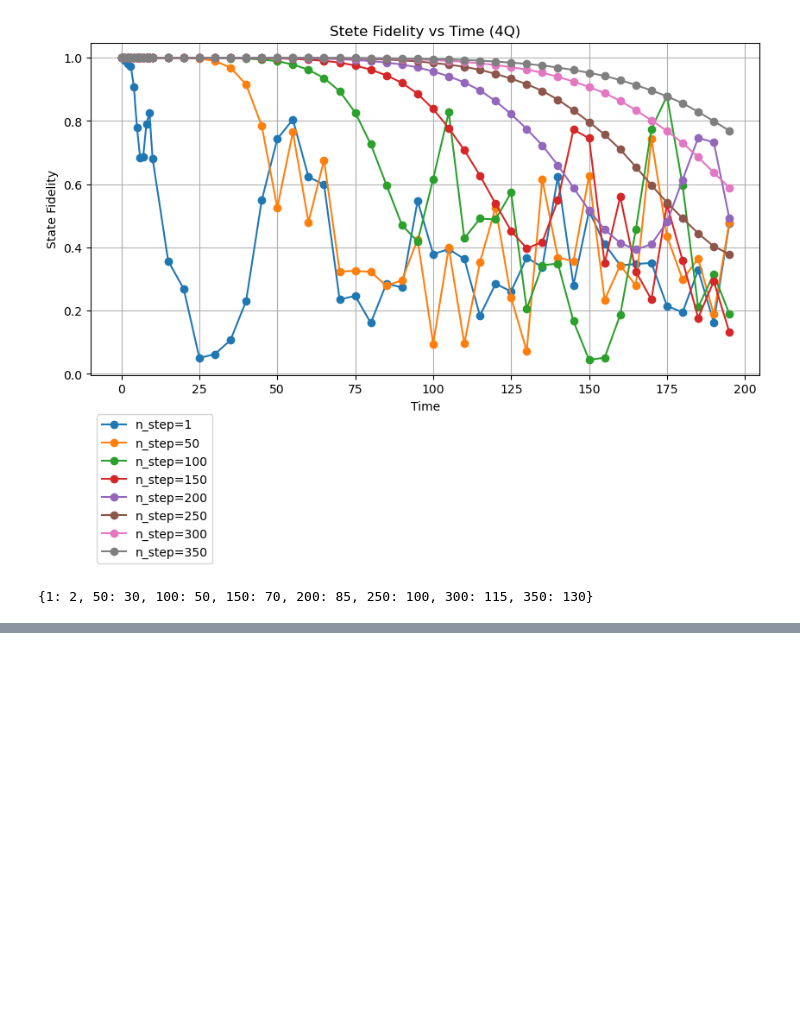
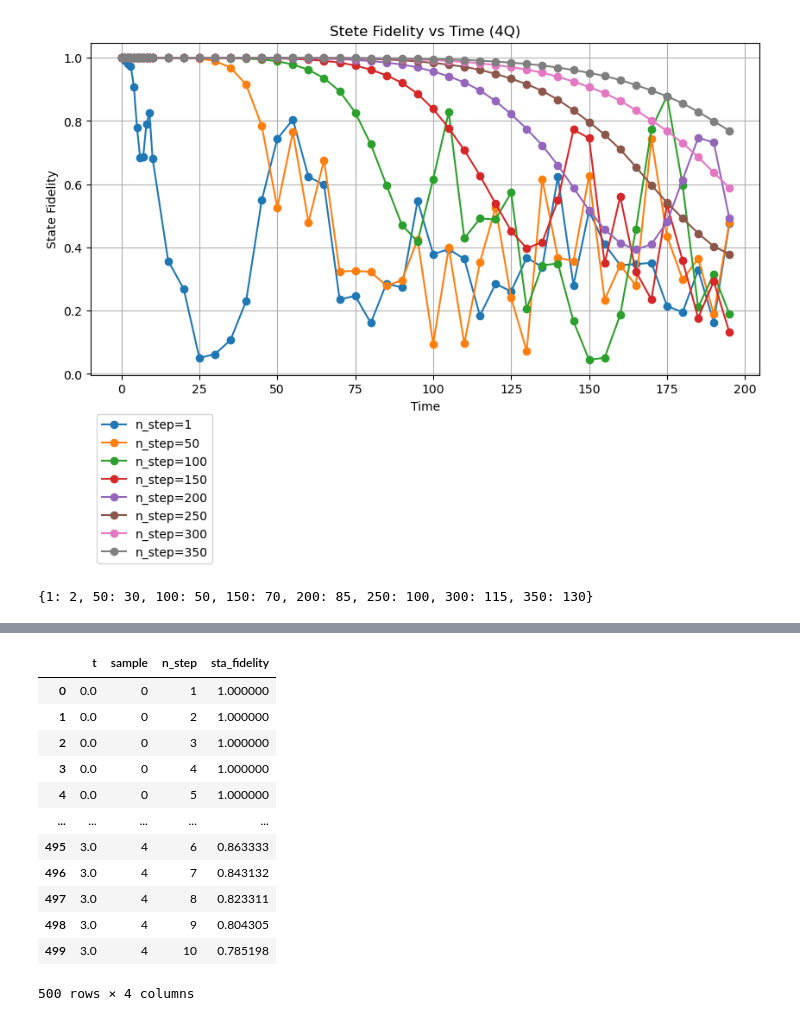
Before and after one commit to YutoMorohoshi/fourier_learning_ibm, a Jupyter notebook: get_param.ipynb, the cells around one changed output, grey strips where cells are left out. Saved outputs shown, nothing was run; the diff lists cells and outputs as text; code cells hidden in the pictures; blank space fills up the shorter version.

```diff
--- a/get_param.ipynb
+++ b/get_param.ipynb
@@ -487 +565,21 @@ plt.show()
+# %%
+df = pd.DataFrame(results)
+# t と sample と n_step ごとに sta_fidelity をグループ化
+df_grouped = df.groupby(["t", "sample", "n_step"]).agg({"sta_fidelity": "mean"})
+df_grouped = df_grouped.reset_index()
+display(df_grouped)
+# %% [output]
+|  | t | sample | n_step | sta_fidelity |
+| 0 | 0.0 | 0 | 1 | 1.000000 |
+| 1 | 0.0 | 0 | 2 | 1.000000 |
+| 2 | 0.0 | 0 | 3 | 1.000000 |
+| 3 | 0.0 | 0 | 4 | 1.000000 |
+| 4 | 0.0 | 0 | 5 | 1.000000 |
+| ... | ... | ... | ... | ... |
+| 495 | 3.0 | 4 | 6 | 0.863333 |
+| 496 | 3.0 | 4 | 7 | 0.843132 |
+| 497 | 3.0 | 4 | 8 | 0.823311 |
+| 498 | 3.0 | 4 | 9 | 0.804305 |
+| 499 | 3.0 | 4 | 10 | 0.785198 |
+500 rows × 4 columns
 # %%
```
Also changed, not shown: parts of 9 cells of this notebook, 1 other file.
